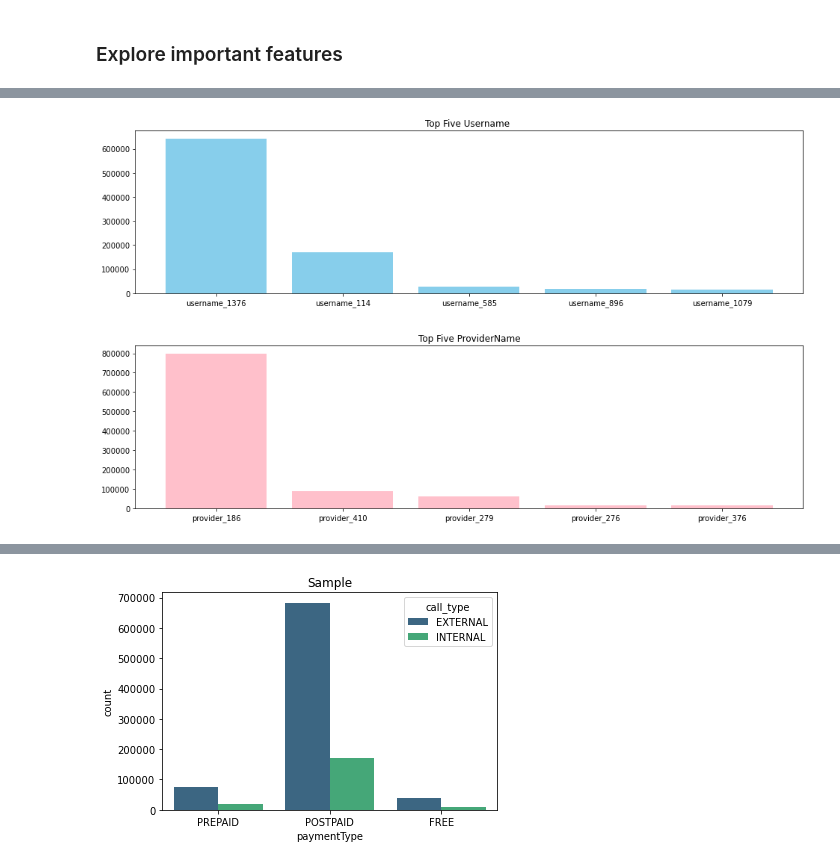
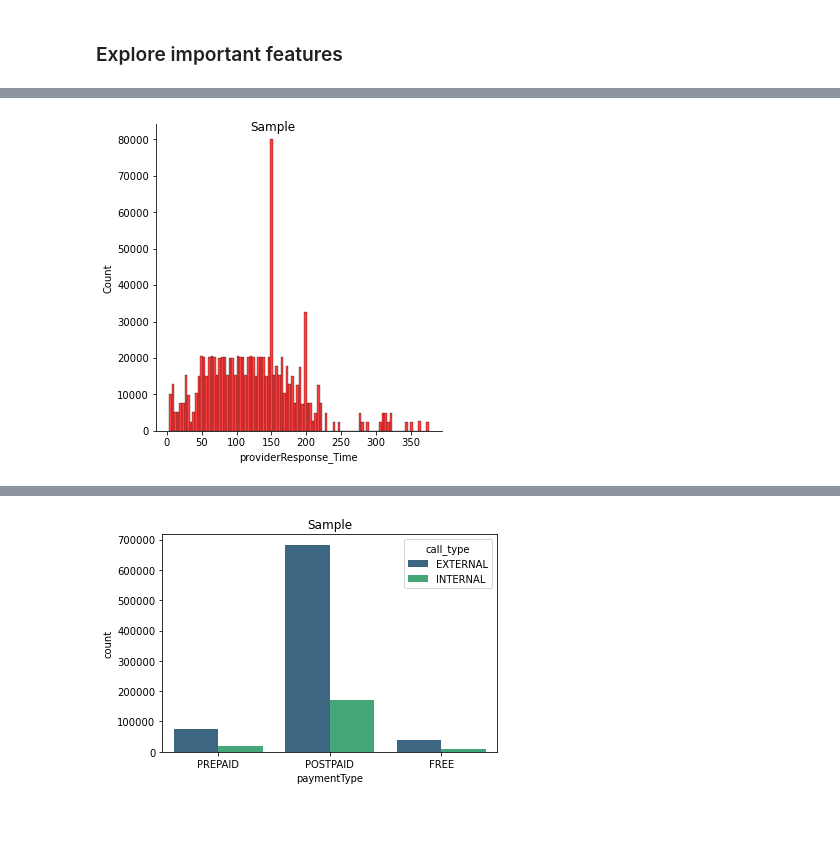
Before and after one commit to amyrmahdy/api-management, a Jupyter notebook: APIM.ipynb, the cells around one changed output, grey strips where cells are left out. Saved outputs shown, nothing was run; the diff lists cells and outputs as text; code cells hidden in the pictures; blank space fills up the shorter version.

```diff
--- a/APIM.ipynb
+++ b/APIM.ipynb
@@ -185,14 +171,10 @@ plt.show()
+# %%
+create_displot('providerResponse_Time', 'Sample' )
+# %% [output]
+[figure, added]
 # %%
-plt.figure(figsize=(16, 4))
-plt.bar(df['username'].value_counts()[0:5].index,df['username'].value_counts()[0:5].values,color='skyblue')
-plt.title("Top Five Username ")
-plt.show()
+def top5_plot(column_name, color = 'pink'):
+    plt.figure(figsize=(16, 4))
+    plt.bar(df[column_name].value_counts()[0:5].index,df[column_name].value_counts()[0:5].values,color=color)
+    plt.title(f"Top Five {column_name}")
+    plt.show()
-# %% [output]
-[figure, removed]
-# %%
-plt.figure(figsize=(16, 4))
-plt.bar(df["providerName"].value_counts()[0:5].index,df["providerName"].value_counts()[0:5].values,color='pink')
-plt.title("Top Five ProviderName")
-plt.show()
-# %% [output]
-[figure, removed]
```
Also changed, not shown: parts of 21 cells of this notebook, 1 other file.
